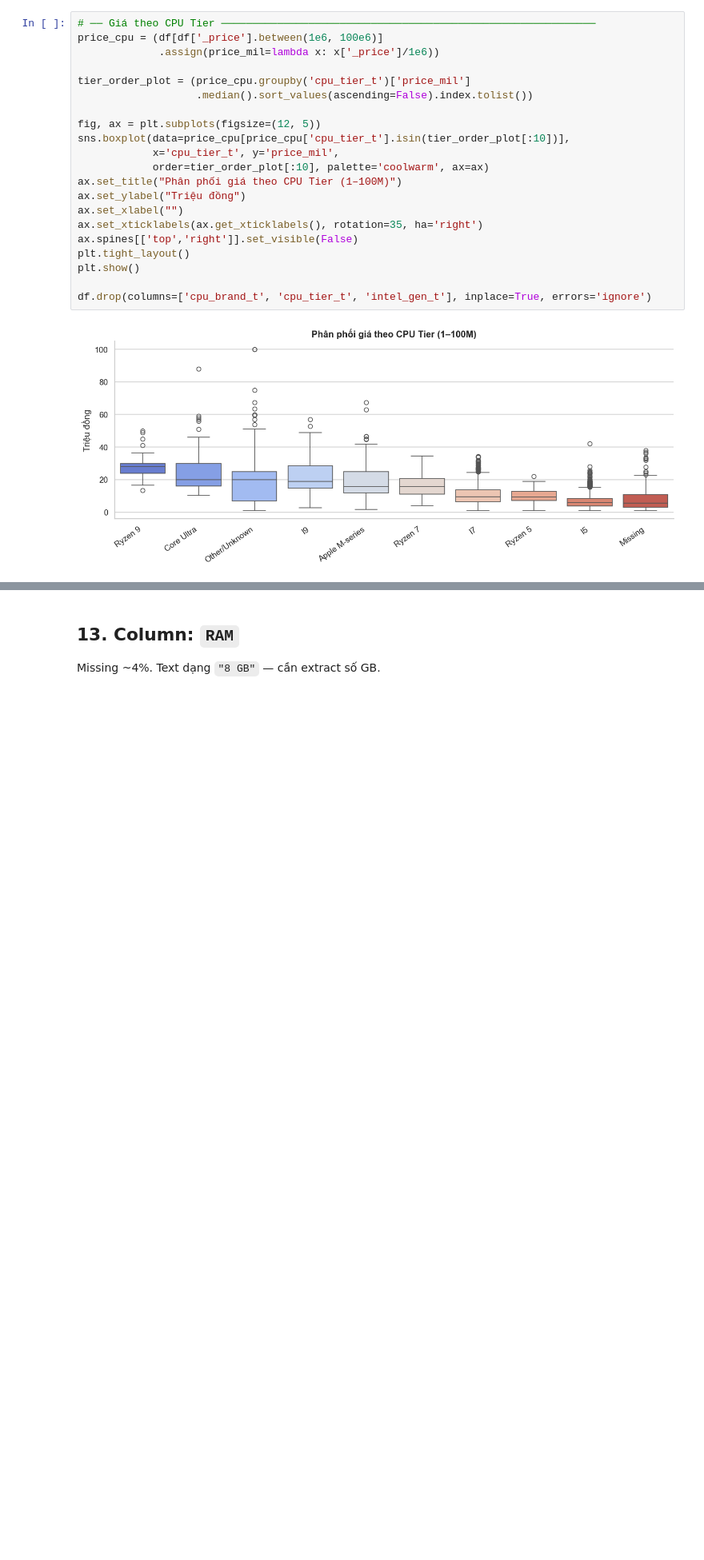
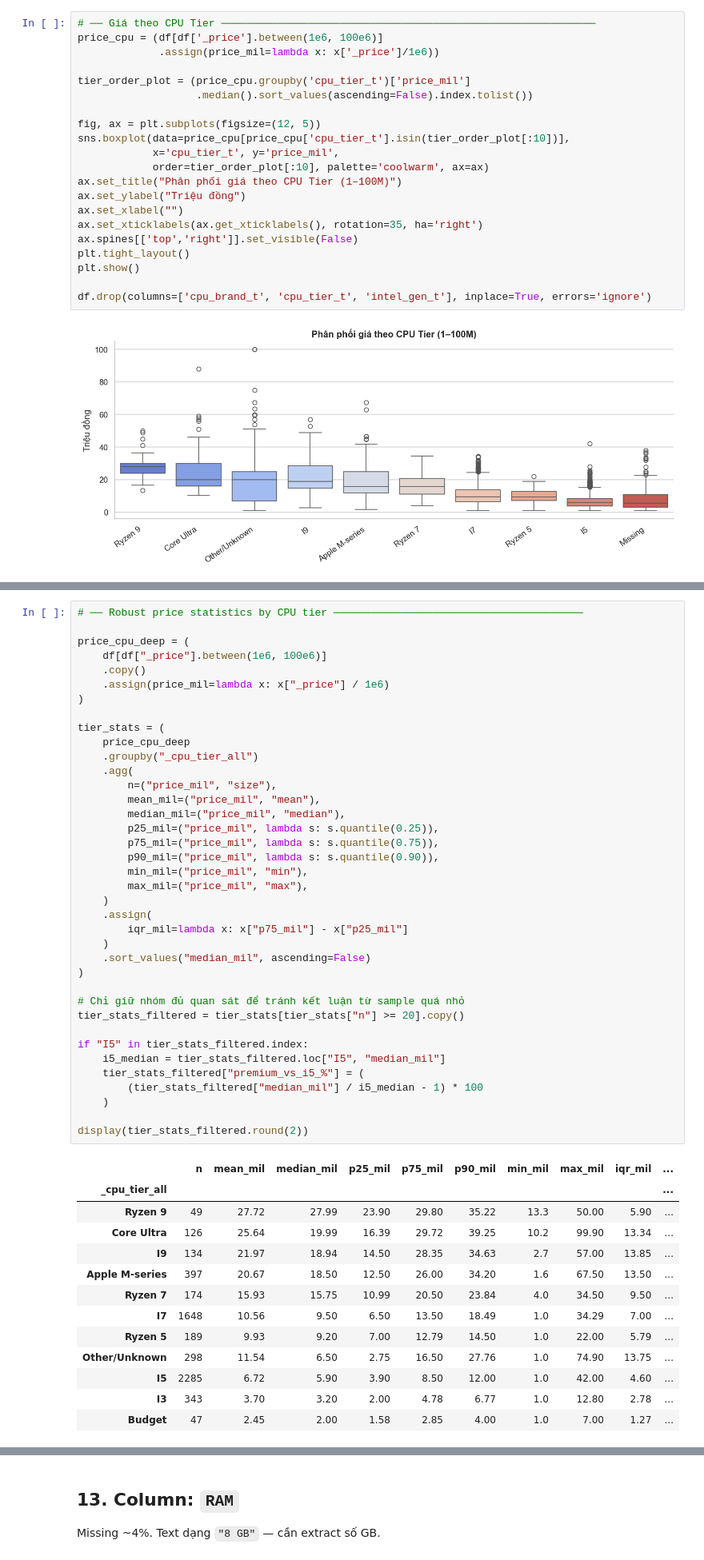
Before and after one commit to thisYui/Laptop-Price-Prediction, a Jupyter notebook: notebooks/data/01a_chotot_inspection.ipynb, the cells around one changed output, grey strips where cells are left out. Shown at 80% size. Saved outputs shown, nothing was run; the diff lists cells and outputs as text; blank space fills up the shorter version.

```diff
--- a/notebooks/data/01a_chotot_inspection.ipynb
+++ b/notebooks/data/01a_chotot_inspection.ipynb
@@ -3086,0 +3731,52 @@ df.drop(columns=['cpu_brand_t', 'cpu_tier_t', 'intel_gen_t'], inplace=True, erro
+# %%
+# ── Robust price statistics by CPU tier ────────────────────────────────────────
+
+price_cpu_deep = (
+    df[df["_price"].between(1e6, 100e6)]
+    .copy()
+    .assign(price_mil=lambda x: x["_price"] / 1e6)
+)
+
+tier_stats = (
+    price_cpu_deep
+    .groupby("_cpu_tier_all")
+    .agg(
+        n=("price_mil", "size"),
+        mean_mil=("price_mil", "mean"),
+        median_mil=("price_mil", "median"),
+        p25_mil=("price_mil", lambda s: s.quantile(0.25)),
+        p75_mil=("price_mil", lambda s: s.quantile(0.75)),
+        p90_mil=("price_mil", lambda s: s.quantile(0.90)),
+        min_mil=("price_mil", "min"),
+        max_mil=("price_mil", "max"),
+    )
+    .assign(
+        iqr_mil=lambda x: x["p75_mil"] - x["p25_mil"]
+    )
+    .sort_values("median_mil", ascending=False)
+)
+
+# Chỉ giữ nhóm đủ quan sát để tránh kết luận từ sample quá nhỏ
+tier_stats_filtered = tier_stats[tier_stats["n"] >= 20].copy()
+
+if "I5" in tier_stats_filtered.index:
+    i5_median = tier_stats_filtered.loc["I5", "median_mil"]
+    tier_stats_filtered["premium_vs_i5_%"] = (
+        (tier_stats_filtered["median_mil"] / i5_median - 1) * 100
+    )
+
+display(tier_stats_filtered.round(2))
+# %% [output]
+|  | n | mean_mil | median_mil | p25_mil | p75_mil | p90_mil | min_mil | max_mil | iqr_mil | ... |
+| _cpu_tier_all |  |  |  |  |  |  |  |  |  | ... |
+| Ryzen 9 | 49 | 27.72 | 27.99 | 23.90 | 29.80 | 35.22 | 13.3 | 50.00 | 5.90 | ... |
+| Core Ultra | 126 | 25.64 | 19.99 | 16.39 | 29.72 | 39.25 | 10.2 | 99.90 | 13.34 | ... |
+| I9 | 134 | 21.97 | 18.94 | 14.50 | 28.35 | 34.63 | 2.7 | 57.00 | 13.85 | ... |
+| Apple M-series | 397 | 20.67 | 18.50 | 12.50 | 26.00 | 34.20 | 1.6 | 67.50 | 13.50 | ... |
+| Ryzen 7 | 174 | 15.93 | 15.75 | 10.99 | 20.50 | 23.84 | 4.0 | 34.50 | 9.50 | ... |
+| I7 | 1648 | 10.56 | 9.50 | 6.50 | 13.50 | 18.49 | 1.0 | 34.29 | 7.00 | ... |
+| Ryzen 5 | 189 | 9.93 | 9.20 | 7.00 | 12.79 | 14.50 | 1.0 | 22.00 | 5.79 | ... |
+| Other/Unknown | 298 | 11.54 | 6.50 | 2.75 | 16.50 | 27.76 | 1.0 | 74.90 | 13.75 | ... |
+| I5 | 2285 | 6.72 | 5.90 | 3.90 | 8.50 | 12.00 | 1.0 | 42.00 | 4.60 | ... |
+| I3 | 343 | 3.70 | 3.20 | 2.00 | 4.78 | 6.77 | 1.0 | 12.80 | 2.78 | ... |
+| Budget | 47 | 2.45 | 2.00 | 1.58 | 2.85 | 4.00 | 1.0 | 7.00 | 1.27 | ... |
```
Also changed, not shown: parts of 38 cells of this notebook.
